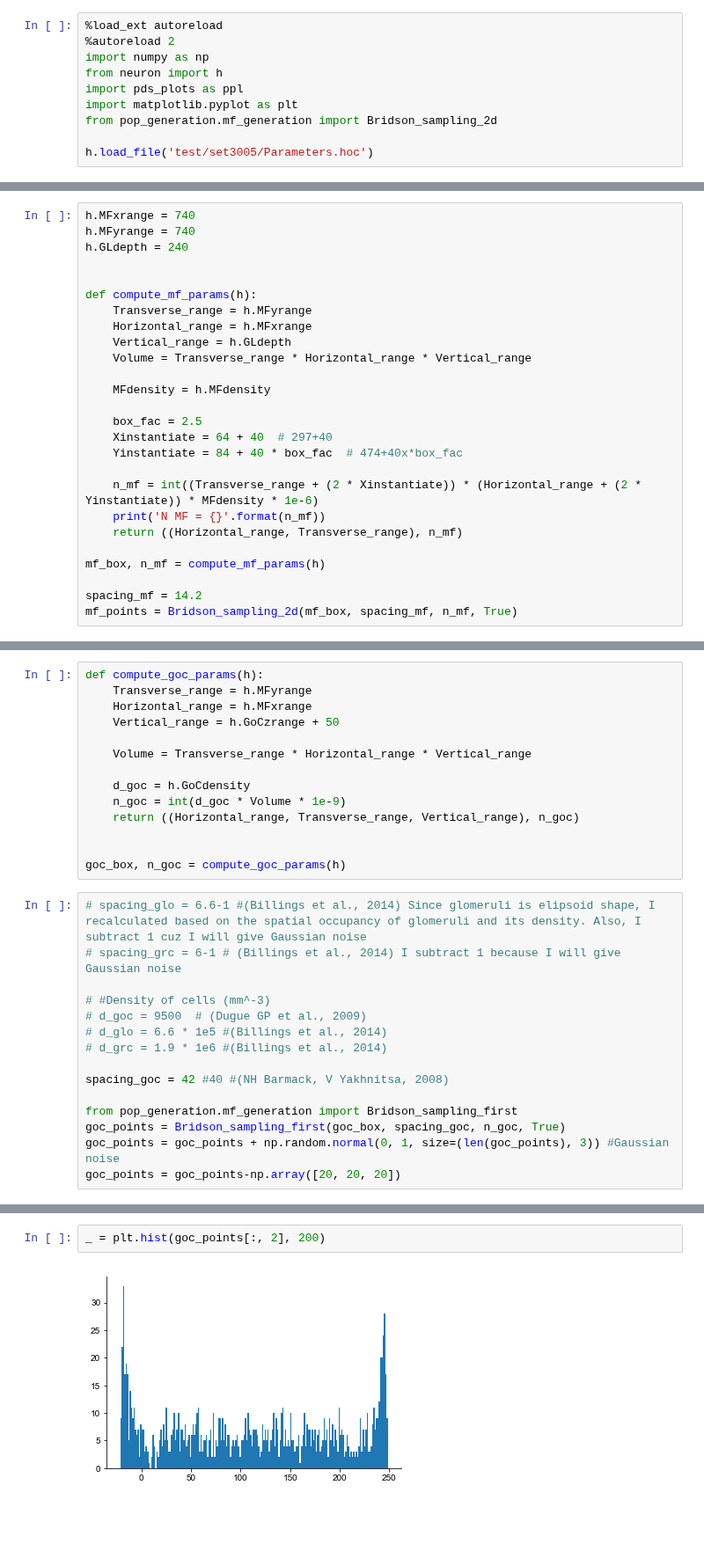
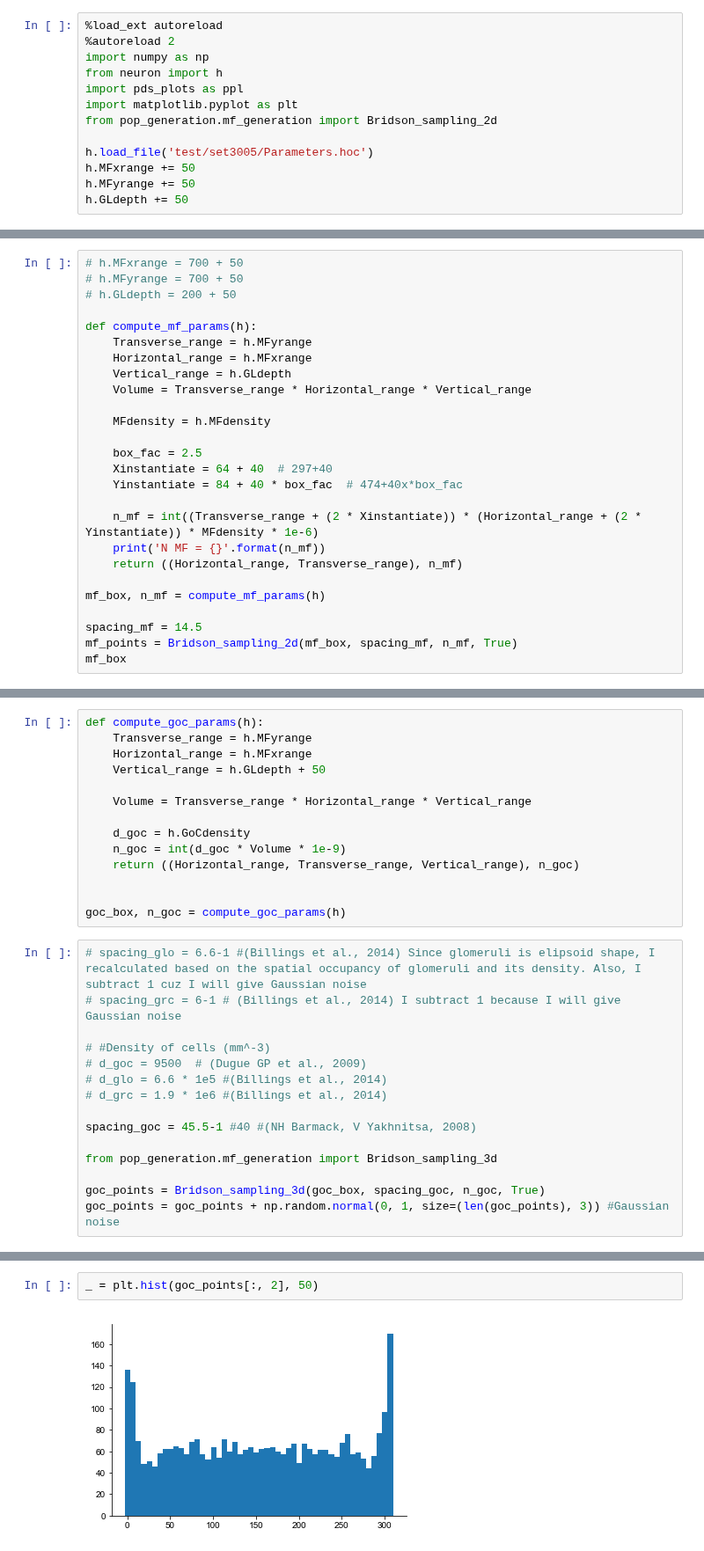
Before and after one commit to CNS-OIST/pycabnn, a Jupyter notebook: pop_gen_test.ipynb, the cells around one changed output, grey strips where cells are left out. Shown at 88% size. Saved outputs shown, nothing was run; the diff lists cells and outputs as text; blank space fills up the shorter version.

```diff
--- a/pop_gen_test.ipynb
+++ b/pop_gen_test.ipynb
@@ -8,4 +8,7 @@ import matplotlib.pyplot as plt
 from pop_generation.mf_generation import Bridson_sampling_2d
 
 h.load_file('test/set3005/Parameters.hoc')
+h.MFxrange += 50
+h.MFyrange += 50
+h.GLdepth += 50
 # %% [output]
@@ -14,9 +17,8 @@ The autoreload extension is already loaded. To reload it, use:
 1.0
 # %%
-h.MFxrange = 740
-h.MFyrange = 740
-h.GLdepth = 240
-
+# h.MFxrange = 700 + 50
+# h.MFyrange = 700 + 50
+# h.GLdepth = 200 + 50
 
 def compute_mf_params(h):
     Transverse_range = h.MFyrange
@@ -36,6 +38,7 @@ def compute_mf_params(h):
 
 mf_box, n_mf = compute_mf_params(h)
 
-spacing_mf = 14.2
+spacing_mf = 14.5
 mf_points = Bridson_sampling_2d(mf_box, spacing_mf, n_mf, True)
+mf_box
 # %% [output]
@@ -55,7 +56,7 @@ While executing:  | qhull v Qbb Qc Qz
 def compute_goc_params(h):
     Transverse_range = h.MFyrange
     Horizontal_range = h.MFxrange
-    Vertical_range = h.GoCzrange + 50
+    Vertical_range = h.GLdepth + 50
 
     Volume = Transverse_range * Horizontal_range * Vertical_range
 
@@ -74,11 +75,11 @@ goc_box, n_goc = compute_goc_params(h)
 # d_glo = 6.6 * 1e5 #(Billings et al., 2014)
 # d_grc = 1.9 * 1e6 #(Billings et al., 2014)
 
-spacing_goc = 42 #40 #(NH Barmack, V Yakhnitsa, 2008)
+spacing_goc = 45.5-1 #40 #(NH Barmack, V Yakhnitsa, 2008)
 
-from pop_generation.mf_generation import Bridson_sampling_first
-goc_points = Bridson_sampling_first(goc_box, spacing_goc, n_goc, True)
+from pop_generation.mf_generation import Bridson_sampling_3d
+
+goc_points = Bridson_sampling_3d(goc_box, spacing_goc, n_goc, True)
 goc_points = goc_points + np.random.normal(0, 1, size=(len(goc_points), 3)) #Gaussian noise
-goc_points = goc_points-np.array([20, 20, 20])
 # %% [output]
 [interactive output not drawn]
@@ -90,4 +91,4 @@ ppl.plot_goc(goc_points, goc_box, 0, 20)
 # %%
-_ = plt.hist(goc_points[:, 2], 200)
+_ = plt.hist(goc_points[:, 2], 50)
 # %% [output]
-[figure, old version]
+[figure, new version]
```
Also changed, not shown: parts of 23 cells of this notebook, 11 other files.
